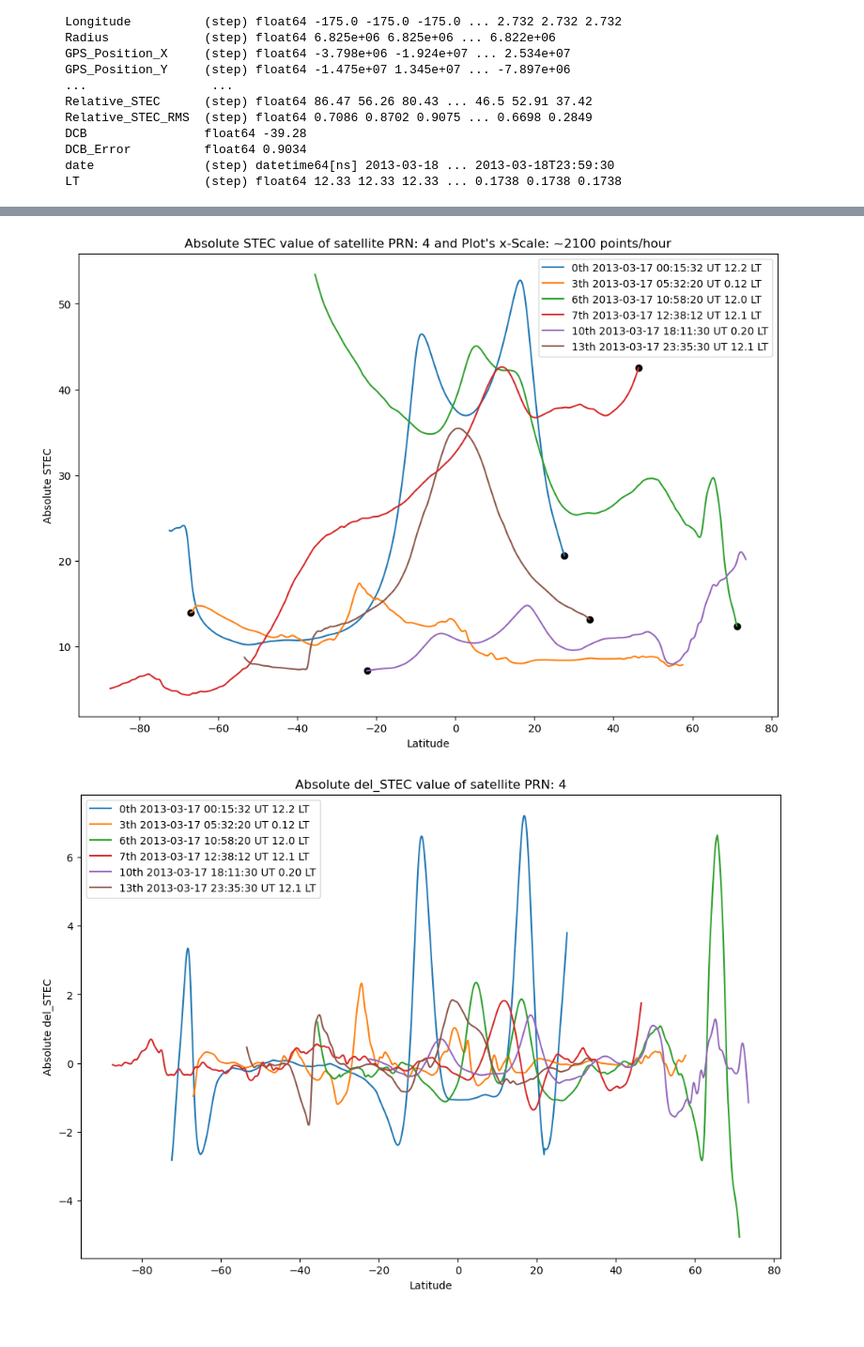
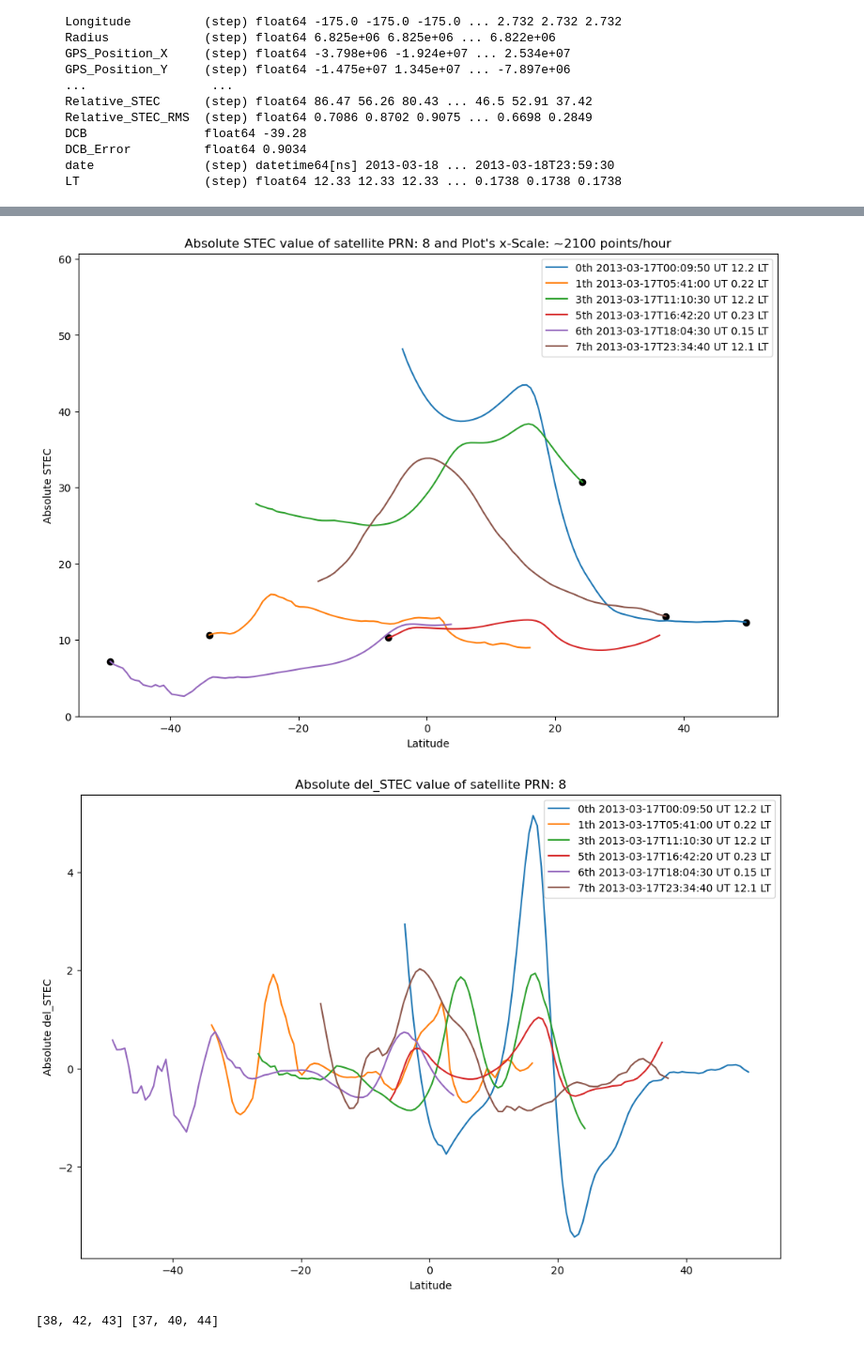
Before and after one commit to abukowski21/sat-interp-tid-analysis, a Jupyter notebook: esa_satellite_data.ipynb, the cells around one changed output, grey strips where cells are left out. Shown at 94% size. Cells and saved outputs as stored; diff of their text form; code cells hidden in the pictures.

```diff
--- a/esa_satellite_data.ipynb
+++ b/esa_satellite_data.ipynb
@@ -774,33 +378,10 @@ plt.figure(figsize=(12,8))
 for p in out_prn:
     for i in range(len(out_prn)):
         if out_prn[i] == p:
-            plt.plot(out_time[i], out_stec[i], color='red')
-plt.title("Absolute STEC value of satellite PRN: " + str(p) + " and Plot's x-Scale: ~2100 points/hour")
+            plt.plot(out_time[i], out_stec[i])
+plt.title("Absolute STEC value of all satellite PRNs " + " and Plot's x-Scale: ~2100 points/hour")
 plt.ylabel('Absolute STEC')
 plt.xlabel('Time')
 plt.xticks(rotation = 45)
 plt.show()
-
-
-plt.figure(figsize=(12,8))
-for p in out_prn:
-    for i in range(len(out_prn)):
-        if out_prn[i] == p:
-            plt.plot(out_time[i],out_sdtec[i], color='red')
-plt.title('Absolute del_STEC value of satellite PRN: ' + str(p))
-plt.ylabel('Absolute del_STEC')
-plt.xlabel('Time')
-plt.xticks(rotation = 45)
-plt.show()
-
-plt.figure(figsize=(12,8))
-for p in out_prn:
-    for i in range(len(out_prn)):
-        if out_prn[i] == p:
-            plt.plot(out_time[i],out_lat[i], color='red')
-plt.title('Latitudes value of satellite PRN: ' + str(p))
-plt.ylabel('Latitudes')
-plt.xlabel('Time')
-plt.xticks(rotation = 45)
-plt.show()
 # %% [output]
@@ -811,6 +390,6 @@ plt.show()
 # %%
 print(out_prn)
-p = 4
+p = 8
 
 proper_pass = []
 
@@ -820,6 +399,7 @@ plt.figure(figsize=(12,8))
 for i in range(len(out_prn)):
     if out_prn[i] == p:
         if ((max(out_lat[i]) + min(out_lat[i]))/2 > -30) and ((max(out_lat[i]) + min(out_lat[i]))/2 < 30):
+            print('Equatorial Pass')
             plt.plot(out_lat[i], out_stec[i], label = str(j) + 'th '+ str(out_time[i][0])[:19] + ' UT ' + str(out_lt[i][0])[:4] +' LT')
             plt.scatter(out_lat[i][0], out_stec[i][0], color='black')
             proper_pass.append(i)
@@ -828,8 +408,10 @@ plt.title("Absolute STEC value of satellite PRN: " + str(p) + " and Plot's x-Sca
 plt.ylabel('Absolute STEC')
 plt.xlabel('Latitude')
 plt.legend()
+plt.ylim(0, max(d2.Absolute_STEC.values))
 #plt.xticks(rotation = 45)
 plt.show()
+
 
 j = 0
 plt.figure(figsize=(12,8))
@@ -844,4 +426,16 @@ plt.xlabel('Latitude')
 plt.legend()
 #plt.xticks(rotation = 45)
 plt.show()
+
+
+# Separating Ascending and Descending Passes
+ascending = []
+descending = []
+for i in proper_pass:
+    if out_lat[i][0] < out_lat[i][-1]:
+        ascending.append(i)
+    else:
+        descending.append(i)
+
+print(ascending, descending)
 # %% [output]
@@ -849,2 +449,3 @@ plt.show()
-[figure, old version]
+[figure, new version]
-[figure, old version]
+[figure, new version]
+[38, 42, 43] [37, 40, 44]
```
Also changed, not shown: parts of 39 cells of this notebook.
